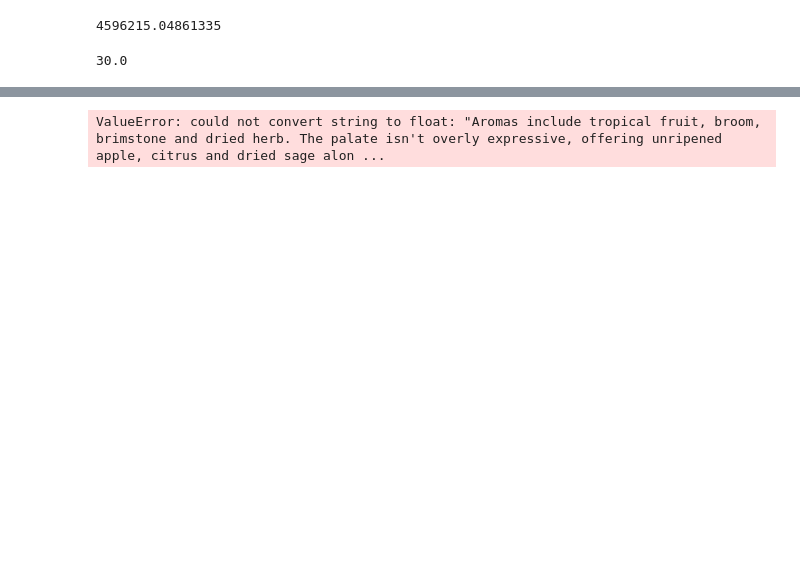
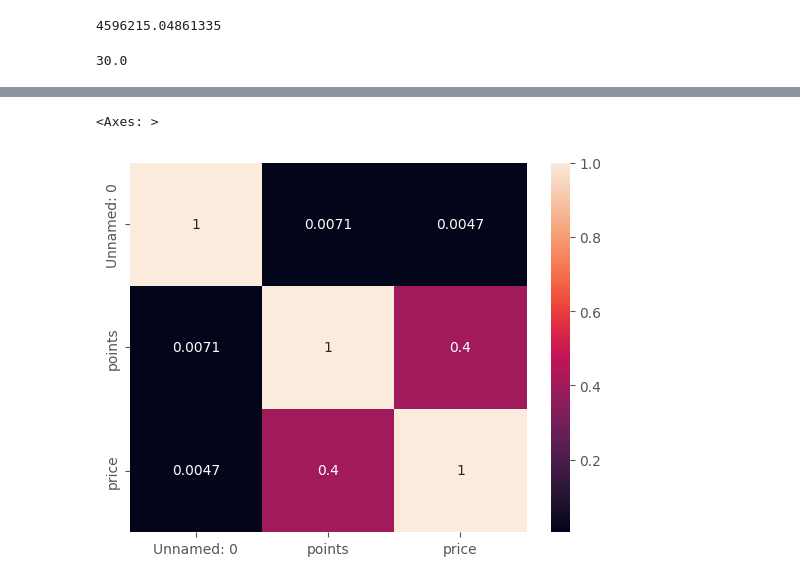
Before and after one commit to ivajazz/EDA_3, a Jupyter notebook: EDA_3_4.ipynb, the cells around one changed output, grey strips where cells are left out. Cells and saved outputs as stored; diff of their text form; code cells hidden in the pictures; blank space fills up the shorter version.

Commit message:
add corr

```diff
--- a/EDA_3_4.ipynb
+++ b/EDA_3_4.ipynb
@@ -131,10 +137,13 @@ KeyError: "['country'] not found in axis"
 # %%
 data = data.drop(['title'], axis=1)
 # %%
-data = data.drop(['title'], axis=1)
+data = data.drop(['description'], axis=1)
+# %%
+data = data.drop(['designation'], axis=1)
 # %%
 import seaborn as sns
 
-sns.heatmap(data.corr(method='pearson'), annot=True)
+sns.heatmap(data.corr(method='pearson', numeric_only=True), annot=True)
 # %% [output]
-ValueError: could not convert string to float: "Aromas include tropical fruit, broom, brimstone and dried herb. The palate isn't overly expressive, offering unripened apple, citrus and dried sage alon ...
+<Axes: >
+[figure, added]
```
Also changed, not shown: parts of 2 cells of this notebook.
